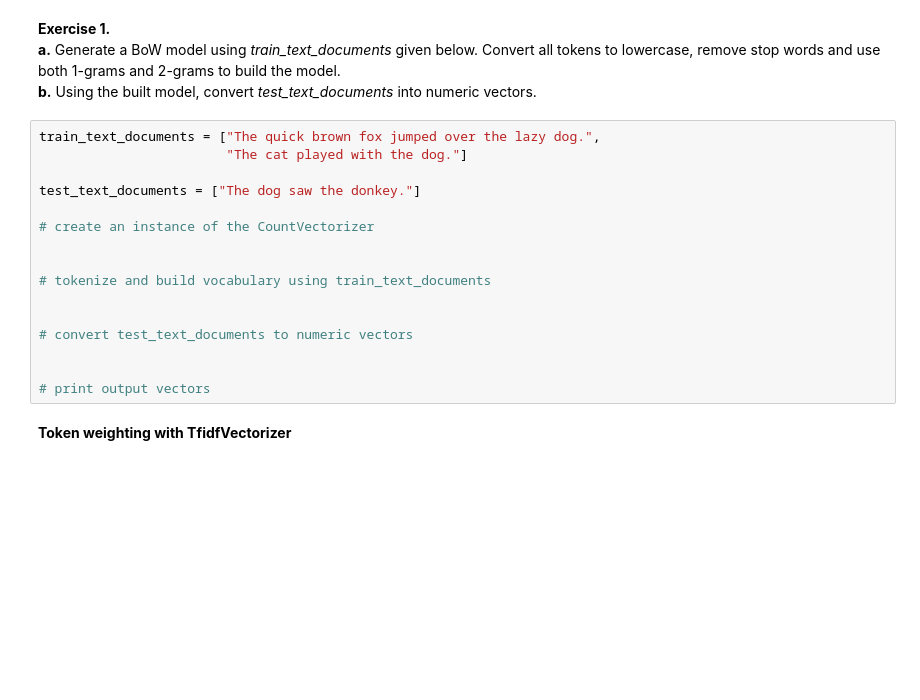
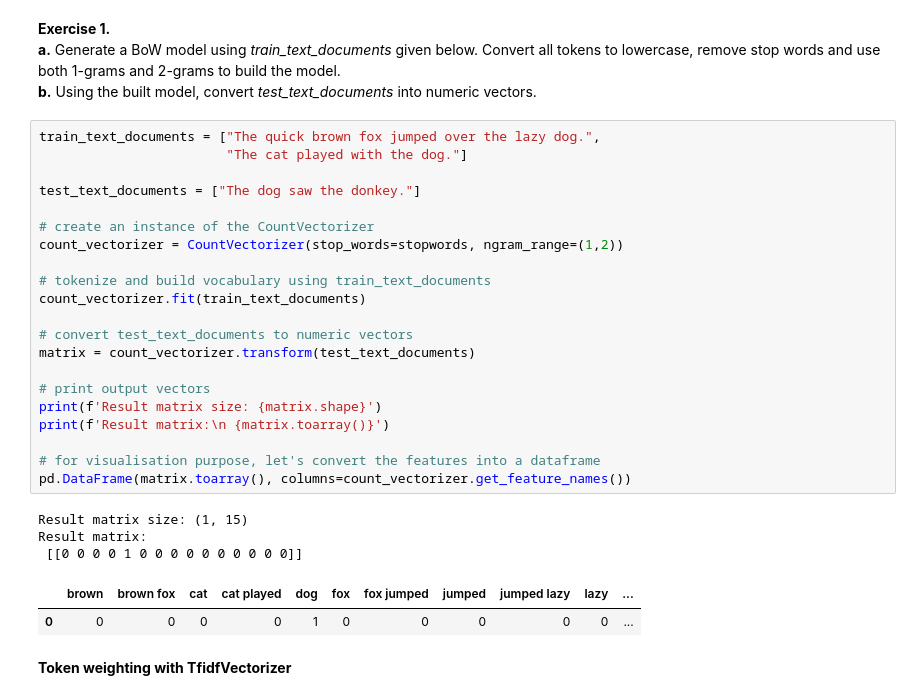
Before and after one commit to HHansi/Applied-AI-Course, a Jupyter notebook: NLP/Text_Feature_Extraction.ipynb, the cells around one changed output. Drawn from its saved outputs; the diff is of its cells as text; blank space fills up the shorter version.

```diff
--- a/NLP/Text_Feature_Extraction.ipynb
+++ b/NLP/Text_Feature_Extraction.ipynb
@@ -143,19 +199,30 @@ all tokens to lowercase, remove stop words and use both 1-grams and 2-grams to b
 # %%
 train_text_documents = ["The quick brown fox jumped over the lazy dog.",
                         "The cat played with the dog."]
 
 test_text_documents = ["The dog saw the donkey."]
 
 # create an instance of the CountVectorizer
-
+count_vectorizer = CountVectorizer(stop_words=stopwords, ngram_range=(1,2))
 
 # tokenize and build vocabulary using train_text_documents
-
+count_vectorizer.fit(train_text_documents)
 
 # convert test_text_documents to numeric vectors
-
+matrix = count_vectorizer.transform(test_text_documents)
 
 # print output vectors
+print(f'Result matrix size: {matrix.shape}')
+print(f'Result matrix:\n {matrix.toarray()}')
+
+# for visualisation purpose, let's convert the features into a dataframe
+pd.DataFrame(matrix.toarray(), columns=count_vectorizer.get_feature_names())
+# %% [output]
+Result matrix size: (1, 15)
+Result matrix:
+ [[0 0 0 0 1 0 0 0 0 0 0 0 0 0 0]]
+|  | brown | brown fox | cat | cat played | dog | fox | fox jumped | jumped | jumped lazy | lazy | ... |
+| 0 | 0 | 0 | 0 | 0 | 1 | 0 | 0 | 0 | 0 | 0 | ... |
 # %% [markdown]
 <b>Token weighting with TfidfVectorizer</b>
 # %% [markdown]
```
Also changed, not shown: parts of 4 cells of this notebook.
